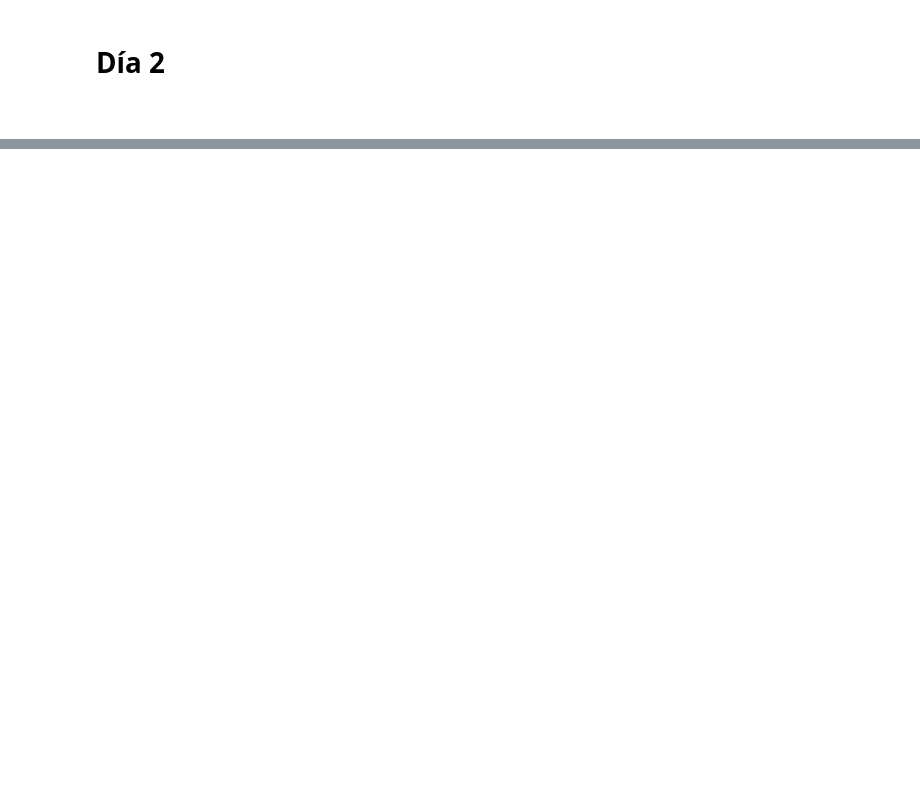
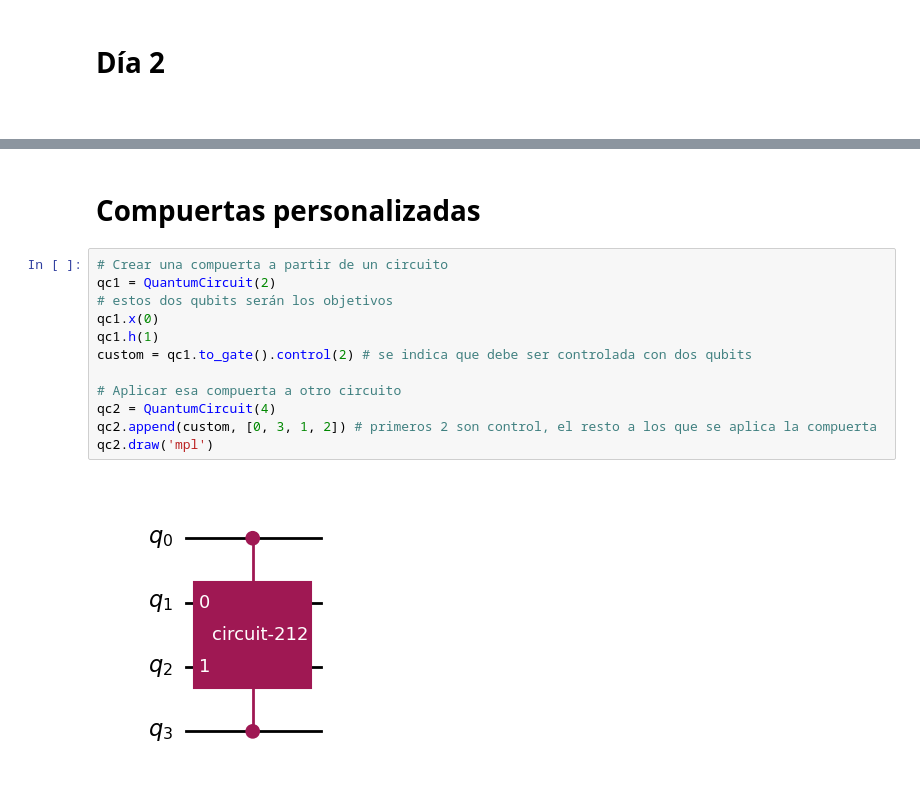
Before and after one commit to jzarcoo/tercera_escuela_computo_cuantico, a Jupyter notebook: apuntes_ipynb/Clase2.ipynb, the cells around one changed output, grey strips where cells are left out. Cells and saved outputs as stored; diff of their text form; blank space fills up the shorter version.

```diff
--- a/apuntes_ipynb/Clase2.ipynb
+++ b/apuntes_ipynb/Clase2.ipynb
@@ -46,0 +141,16 @@ $$
+# %% [markdown]
+# Compuertas personalizadas
+# %%
+# Crear una compuerta a partir de un circuito
+qc1 = QuantumCircuit(2)
+# estos dos qubits serán los objetivos
+qc1.x(0)
+qc1.h(1)
+custom = qc1.to_gate().control(2) # se indica que debe ser controlada con dos qubits
+
+# Aplicar esa compuerta a otro circuito
+qc2 = QuantumCircuit(4)
+qc2.append(custom, [0, 3, 1, 2]) # primeros 2 son control, el resto a los que se aplica la compuerta
+qc2.draw('mpl')
+# %% [output]
+[figure, added]
```
Also changed, not shown: parts of 23 cells of this notebook, 1 other file.
